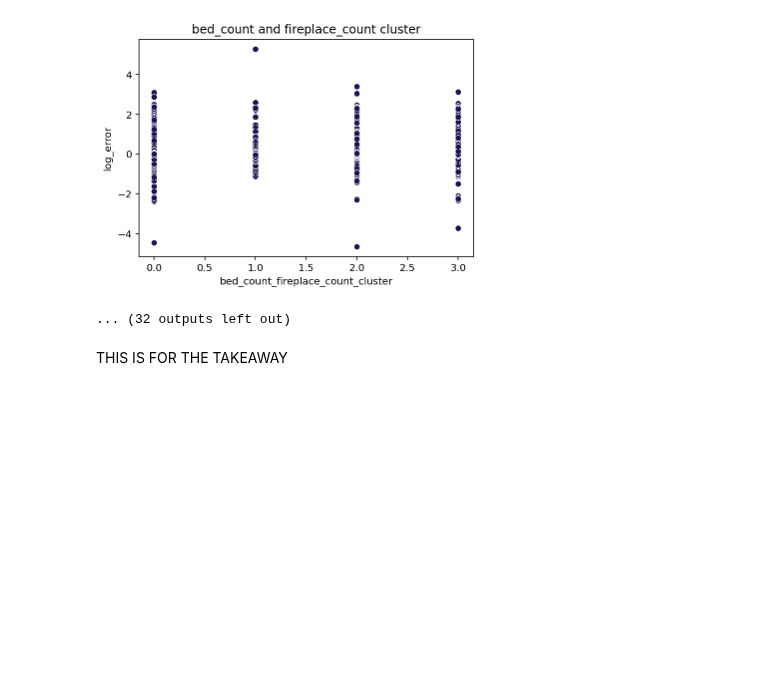
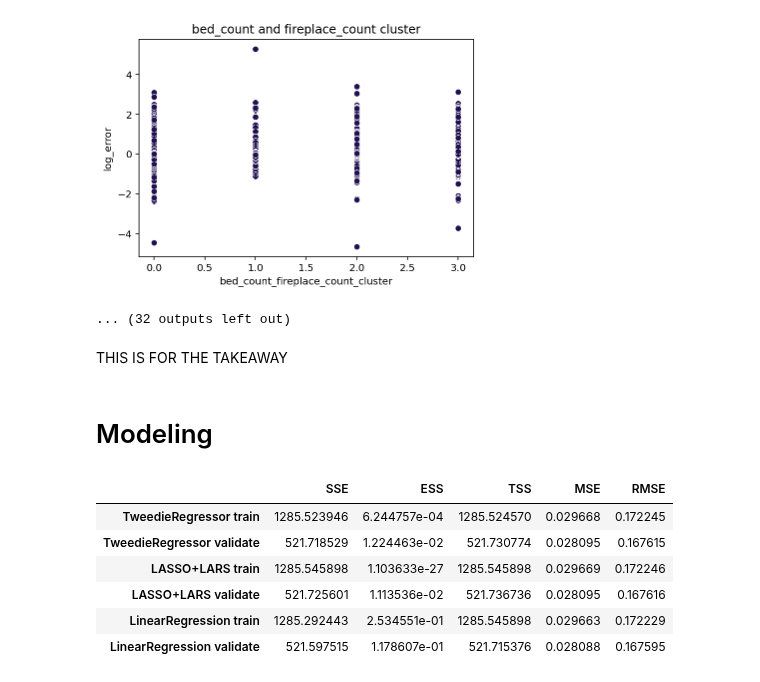
Before and after one commit to L-G-B-Team/clustering-project, a Jupyter notebook: Final_Report_Clustering.ipynb, the cells around one changed output. Cells and saved outputs as stored; diff of their text form; code cells hidden in the pictures; blank space fills up the shorter version.

Commit message:
added in regression testing

```diff
--- a/Final_Report_Clustering.ipynb
+++ b/Final_Report_Clustering.ipynb
@@ -245,3 +245,16 @@ e.cluster_creator(train)
 # THIS SPACE IS FOR THE T-TEST
 # %% [markdown]
 THIS IS FOR THE TAKEAWAY
+# %% [markdown]
+# Modeling
+# %%
+train_validate_errors,scaler,kmeans,regressors = m.train_and_validate_errors(train,validate)
+train_validate_errors
+# %% [output]
+|  | SSE | ESS | TSS | MSE | RMSE |
+| TweedieRegressor train | 1285.523946 | 6.244757e-04 | 1285.524570 | 0.029668 | 0.172245 |
+| TweedieRegressor validate | 521.718529 | 1.224463e-02 | 521.730774 | 0.028095 | 0.167615 |
+| LASSO+LARS train | 1285.545898 | 1.103633e-27 | 1285.545898 | 0.029669 | 0.172246 |
+| LASSO+LARS validate | 521.725601 | 1.113536e-02 | 521.736736 | 0.028095 | 0.167616 |
+| LinearRegression train | 1285.292443 | 2.534551e-01 | 1285.545898 | 0.029663 | 0.172229 |
+| LinearRegression validate | 521.597515 | 1.178607e-01 | 521.715376 | 0.028088 | 0.167595 |
```
Also changed, not shown: parts of 2 cells of this notebook.
